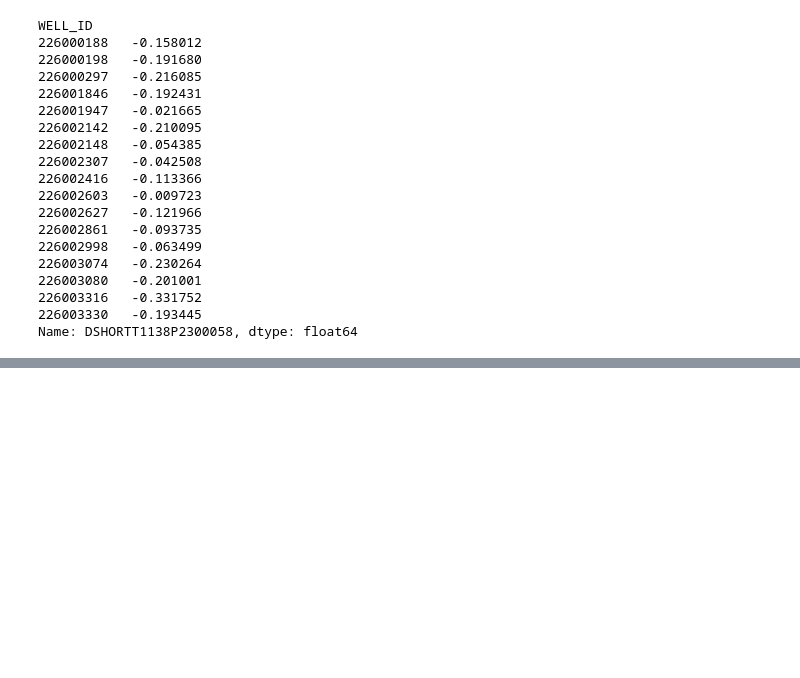
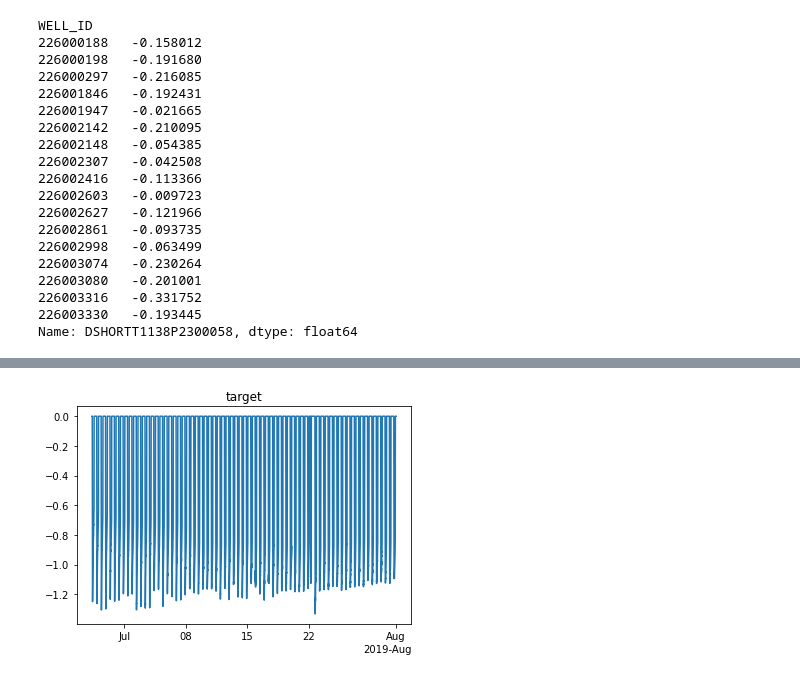
Before and after one commit to ksetdekov/ts_transformers, a Jupyter notebook: eda.ipynb, the cells around one changed output, grey strips where cells are left out. Cells and saved outputs as stored; diff of their text form; code cells hidden in the pictures; blank space fills up the shorter version.

```diff
--- a/eda.ipynb
+++ b/eda.ipynb
@@ -137,3 +127,21 @@ import matplotlib.dates as dts
+# %%
+target = only_1_bad.DSHORTT1138P2300058
+v1 = only_1_bad.DMIDT1138P4000064
+
+fig, ax = plt.subplots()
+ax.plot( target)
+
+locator = dts.AutoDateLocator(minticks=3, maxticks=10)
+formatter = dts.ConciseDateFormatter(locator)
+
+ax.xaxis.set_major_locator(locator)
+ax.xaxis.set_major_formatter(formatter)
+ax.set_title('target')
+
+plt.show()
+plt.close()
+# %% [output]
+[figure, added]
 # %%
 columns_to_plot = ['T1138P6000096', 'T1138P6000315',
        'DMIDT1138P4000064', 'DSHORTT1138P4000064', 'DLONGT1138P4000064',
```
Also changed, not shown: parts of 16 cells of this notebook.
